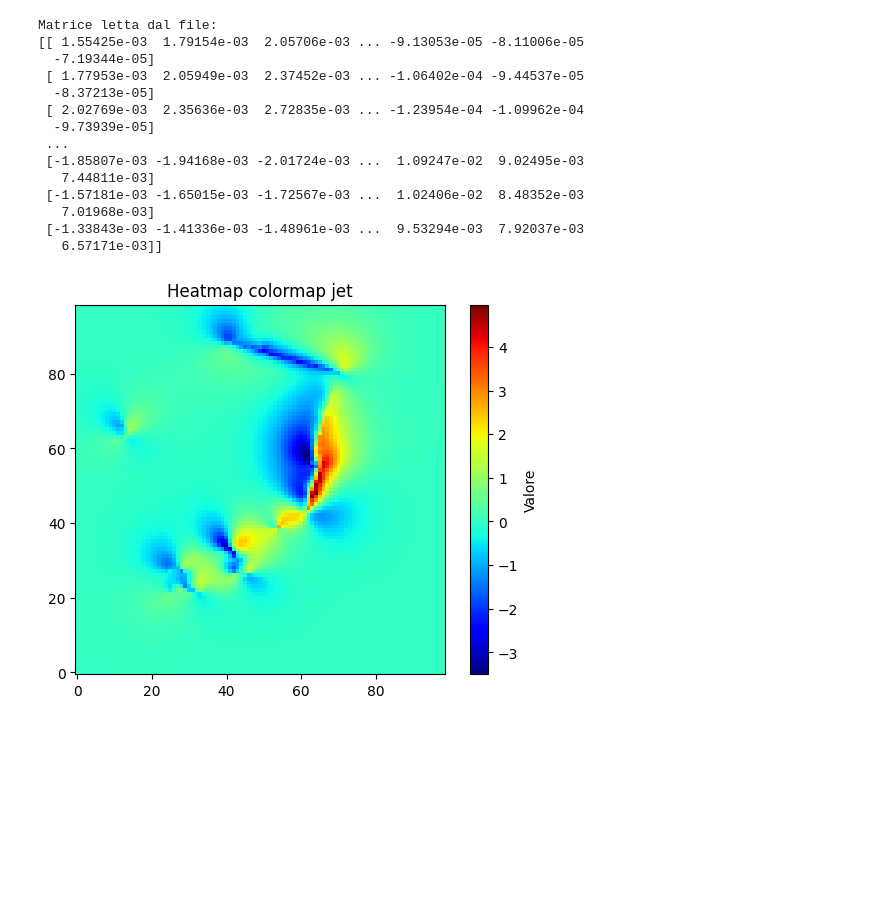
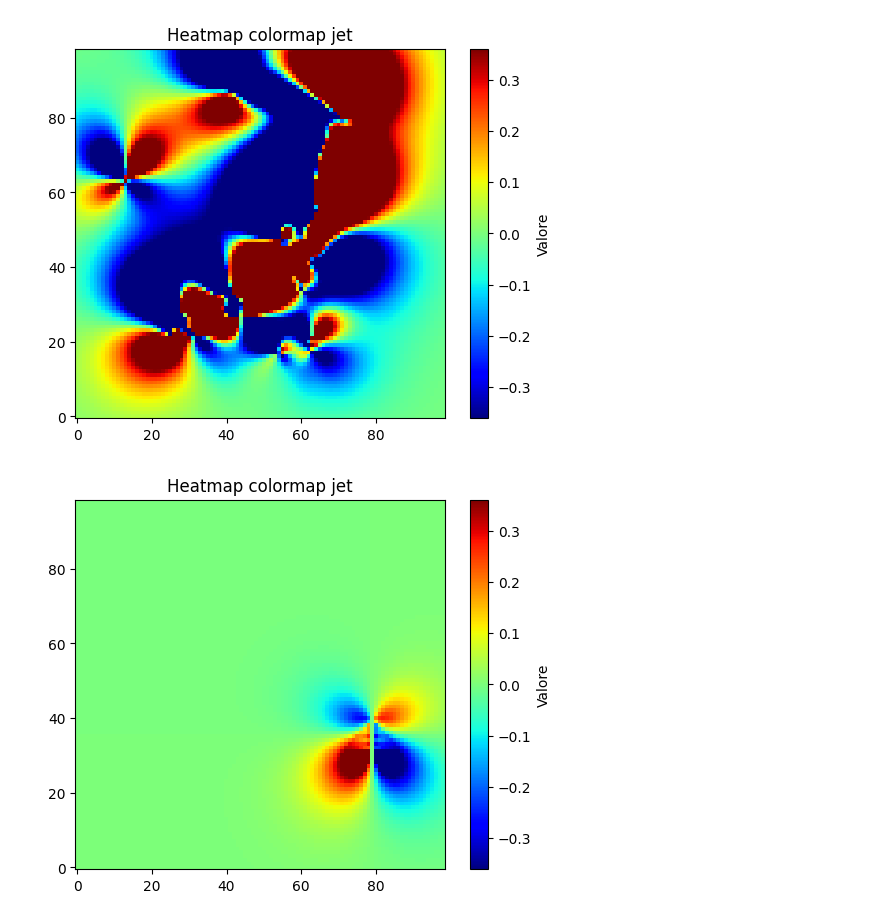
Before and after one commit to AnnaPlt/nav_master, a Jupyter notebook: scripts/prove.ipynb, the cells around one changed output. Cells and saved outputs as stored; diff of their text form; code cells hidden in the pictures; blank space fills up the shorter version.

```diff
--- a/scripts/prove.ipynb
+++ b/scripts/prove.ipynb
@@ -735,0 +728,21 @@ Matrice letta dal file:
+# %%
+#[0,1,2,3,4,5,.....,95,96,97,98] = [-4.9, -4.8, -4.7, ..., 4.7, 4.8, 4.9] x
+#[0,1,2,3,4,5,.....,95,96,97,98] = [-4.9, -4.8, -4.7, ..., 4.7, 4.8, 4.9] y
+
+objs = [[1, -3],[1.2, -3],[1.4, -3],[1.6, -3],[1.8, -3]]#,[1.4, -1],[1.4, -1.3]]
+sigma = 1.57
+decay = 0.7
+
+attrattori = np.zeros((99, 99))
+for obj in objs:
+    for i in np.arange(0, 99, 1):
+        for j in np.arange(0, 99, 1):
+            cell_x = -(i - 49)*0.1
+            cell_y = -(j - 49)*0.1
+            cell_obj_x = cell_x - obj[0]
+            cell_obj_y = cell_y - obj[1]
+            angle = np.arctan2(cell_obj_y, cell_obj_x)
+            distance = np.sqrt(cell_obj_x**2 + cell_obj_y**2)
+            v = 1*kernel(angle, sigma)*lambda_func(distance, 0, decay)
+            attrattori[i][j] += v
+            attrattori[i][j] = np.clip(attrattori[i][j], -0.360485, 0.360485)
@@ -736,34 +758,23 @@ Matrice letta dal file:
 # %%
 import numpy as np
 import matplotlib.pyplot as plt
 
 # Leggi la matrice dal file txt
 # Supponiamo che sia separata da spazi, come l'output di Eigen
 # Se usi CSV (con virgole), cambia delimiter=","
-mat = np.loadtxt("/mnt/data/anna/anna_ws/matrice.csv", delimiter=",")
-
-# Stampa per controllo
-print("Matrice letta dal file:")
-print(mat)
-
+rep = np.loadtxt("/mnt/data/anna/anna_ws/matrice.csv", delimiter=",")
+repulsori = np.zeros((99, 99))
+repulsori = np.clip(rep, -0.360485, 0.360485)
+#repulsori = rep
 # Visualizza l'immagine con colormap 'jet'
-plt.imshow(mat, cmap='jet', origin='lower')  # origin='lower' per avere l'origine in basso a sinistra
+plt.imshow(repulsori, cmap='jet', origin='lower')  # origin='lower' per avere l'origine in basso a sinistra
 plt.colorbar(label='Valore')
 plt.title("Heatmap colormap jet")
 plt.show()
+plt.imshow(attrattori, cmap='jet', origin='lower')  # origin='lower' per avere l'origine in basso a sinistra
+plt.colorbar(label='Valore')
+plt.title("Heatmap colormap jet")
+plt.show()
 # %% [output]
-Matrice letta dal file:
-[[ 1.55425e-03  1.79154e-03  2.05706e-03 ... -9.13053e-05 -8.11006e-05
-  -7.19344e-05]
- [ 1.77953e-03  2.05949e-03  2.37452e-03 ... -1.06402e-04 -9.44537e-05
-  -8.37213e-05]
- [ 2.02769e-03  2.35636e-03  2.72835e-03 ... -1.23954e-04 -1.09962e-04
-  -9.73939e-05]
- ...
- [-1.85807e-03 -1.94168e-03 -2.01724e-03 ...  1.09247e-02  9.02495e-03
-   7.44811e-03]
- [-1.57181e-03 -1.65015e-03 -1.72567e-03 ...  1.02406e-02  8.48352e-03
-   7.01968e-03]
- [-1.33843e-03 -1.41336e-03 -1.48961e-03 ...  9.53294e-03  7.92037e-03
-   6.57171e-03]]
-[figure, old version]
+[figure, new version]
+[figure, added]
```
Also changed, not shown: parts of 14 cells of this notebook, 2 other files.
